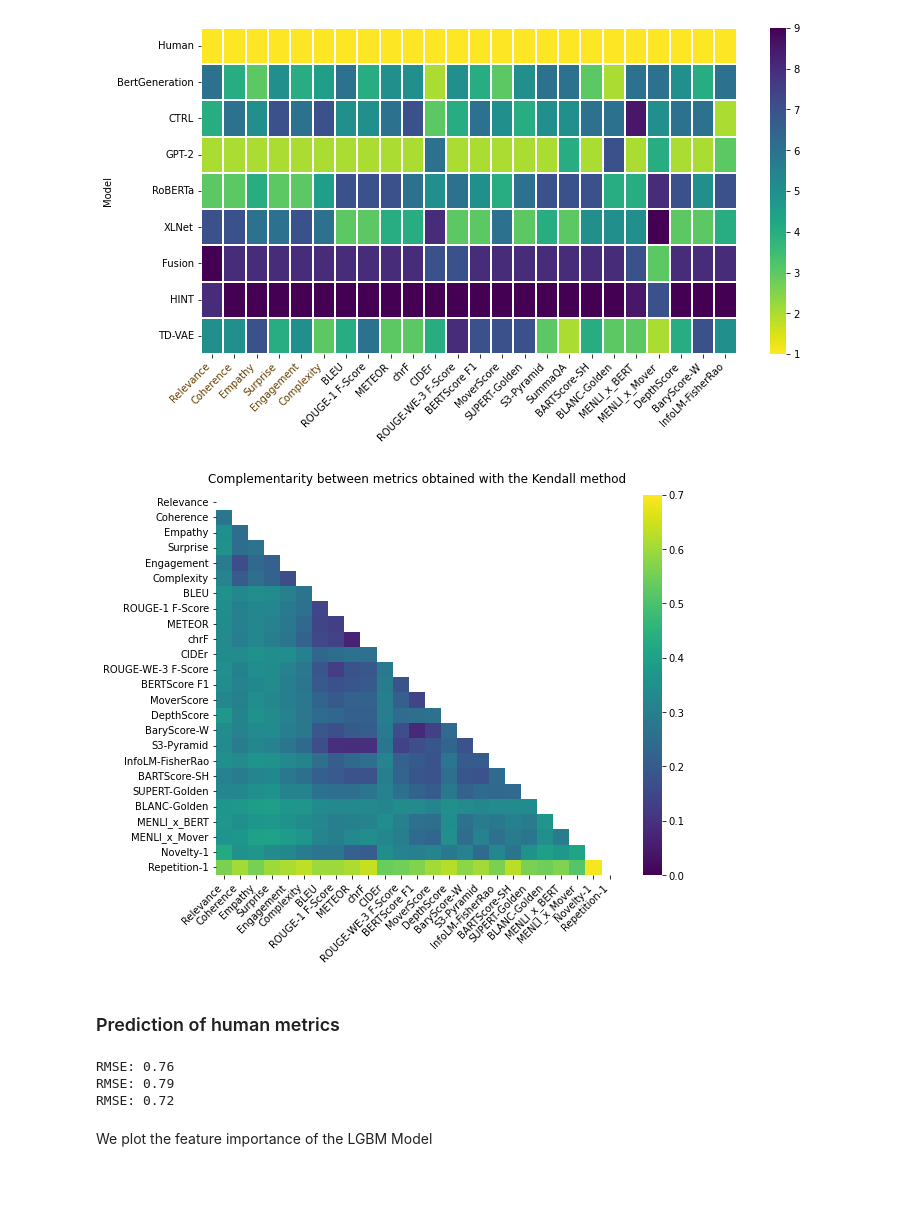
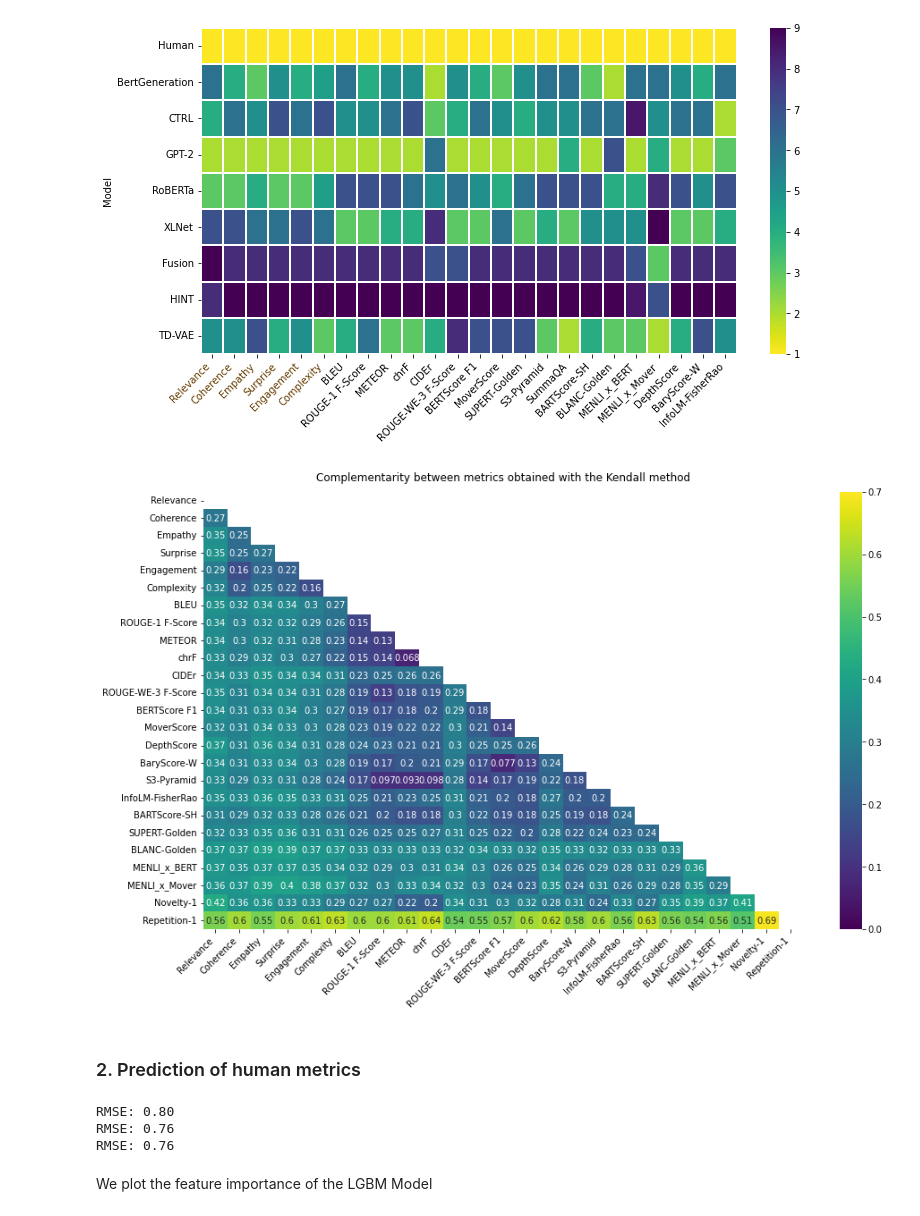
Before and after one commit to VincianeDesbois/NLP-text-similarity, a Jupyter notebook: project_nlp_similarity.ipynb, the cells around one changed output. Drawn from its saved outputs; the diff is of its cells as text; code cells hidden in the pictures; blank space fills up the shorter version.

```diff
--- a/project_nlp_similarity.ipynb
+++ b/project_nlp_similarity.ipynb
@@ -5,20 +5,36 @@ Notebook from Desbois and Millet (2023)
 from data_factory.params import list_columns_name
 import pandas as pd
 
-from metric_factory.params import list_metric_AEM, list_metric_human, list_metric_MENLI, list_model_MENLI
+from metric_factory.params import (
+    list_metric_AEM,
+    list_metric_human,
+    list_metric_MENLI,
+    list_model_MENLI,
+)
 from data_factory.params import list_columns_name, list_models_to_keep
 from metric_factory.utils import get_X_Y, compute_lgb_reg, compute_cv_lgb, get_scores
-from data_factory.cleaning import clean_ann, clean_scoring, clean_menli, merge_scoring_menli, merge_ann_scoring
+from data_factory.cleaning import (
+    clean_ann,
+    clean_scoring,
+    clean_menli,
+    merge_scoring_menli,
+    merge_ann_scoring,
+)
 import lightgbm as lgb
 
 import warnings
-warnings.simplefilter(action='ignore', category=FutureWarning)
 
-df_ann = pd.read_csv('https://raw.githubusercontent.com/dig-team/hanna-benchmark-asg/main/hanna_stories_annotations.csv')
-df_scoring = pd.read_csv('https://raw.githubusercontent.com/dig-team/hanna-benchmark-asg/main/hanna_metric_scores.csv')
+warnings.simplefilter(action="ignore", category=FutureWarning)
 
-#from metric_factory.menli import compute_menli
-#df_menli = compute_menli(df)
+df_ann = pd.read_csv(
+    "https://raw.githubusercontent.com/dig-team/hanna-benchmark-asg/main/hanna_stories_annotations.csv"
+)
+df_scoring = pd.read_csv(
+    "https://raw.githubusercontent.com/dig-team/hanna-benchmark-asg/main/hanna_metric_scores.csv"
+)
+
+# from metric_factory.menli import compute_menli
+# df_menli = compute_menli(df)
 # for computation time reasons, we saved the output of compute_menli as a csv
 df_menli = pd.read_csv("metric_factory/df_MENLI.csv", index_col=[0])
 
@@ -26,5 +42,5 @@ df_ann = clean_ann(df_ann, list_models_to_keep)
 df_scoring = clean_scoring(df_scoring, list_columns_name, list_models_to_keep)
 df_menli_clean = clean_menli(df_menli)
 df_all_scoring = merge_scoring_menli(df_scoring, df_menli_clean)
-df_complete = merge_ann_scoring(df_ann, df_all_scoring, list_models_to_keep)
+df_complete = merge_ann_scoring(df_ann, df_all_scoring)
 # %% [markdown]
@@ -65,25 +120,35 @@ print_score_heatmap(df_all_ranked)
 # %% [output]
 [figure]
 # %%
-taukendall_corr = compute_metrics_complementarity(df_complete, liste_human_score, liste_metric)
+taukendall_corr = compute_metrics_complementarity(
+    df_complete, liste_human_score, liste_metric
+)
 # %%
-taukendall_complementarity_visualization(taukendall_corr, (9,7))
+taukendall_complementarity_visualization(taukendall_corr, (15,9), True)
 # %% [output]
-[figure, old version]
+[figure, new version]
 # %% [markdown]
-### Prediction of human metrics
+### 2. Prediction of human metrics
 # %%
-dic_var = get_X_Y(df_complete, 'Relevance', False, list_model_MENLI, list_metric_AEM, list_metric_MENLI, list_metric_human)
+dic_var = get_X_Y(
+    df_complete,
+    "Relevance",
+    False,
+    list_model_MENLI,
+    list_metric_AEM,
+    list_metric_MENLI,
+    list_metric_human,
+)
 
-Y = dic_var['Y']
+Y = dic_var["Y"]
 
-lgbm_AEM = compute_lgb_reg(dic_var['X_AEM'], Y)
-lgbm_human = compute_lgb_reg(dic_var['X_human'], Y)
-lgbm_combined = compute_lgb_reg(dic_var['X_combined'], Y)
+lgbm_AEM = compute_lgb_reg(dic_var["X_AEM"], Y)
+lgbm_human = compute_lgb_reg(dic_var["X_human"], Y)
+lgbm_combined = compute_lgb_reg(dic_var["X_combined"], Y)
 # %% [output]
+RMSE: 0.80
 RMSE: 0.76
-RMSE: 0.79
-RMSE: 0.72
+RMSE: 0.76
 # %% [markdown]
 We plot the feature importance of the LGBM Model
 # %%
```
Also changed, not shown: parts of 18 cells of this notebook, 5 other files.
